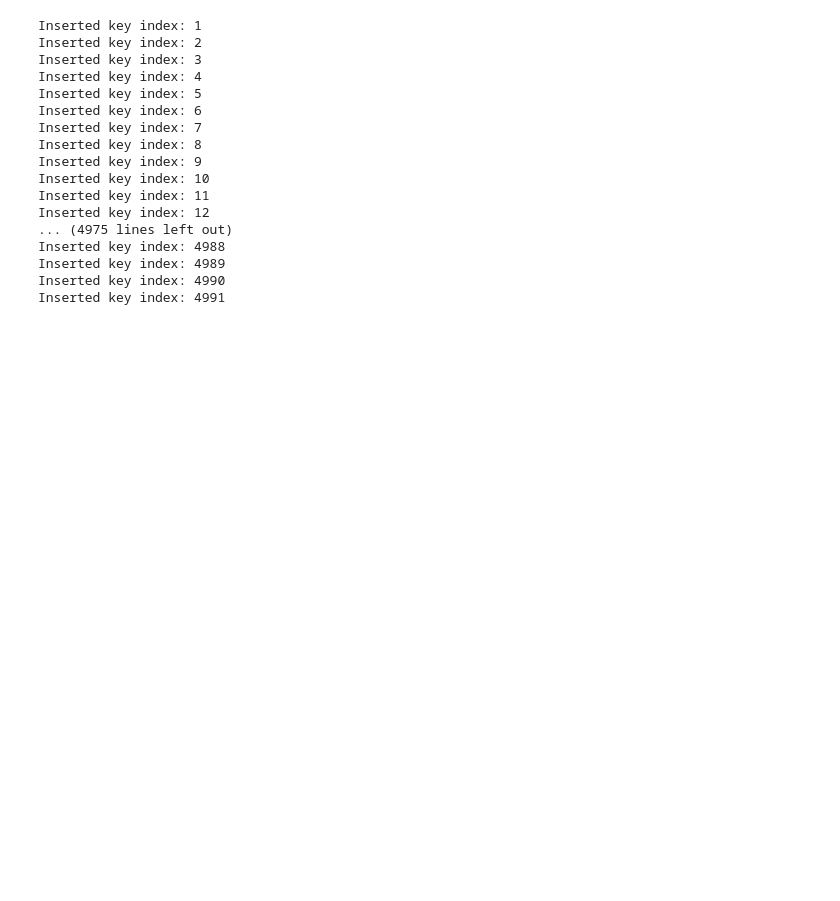
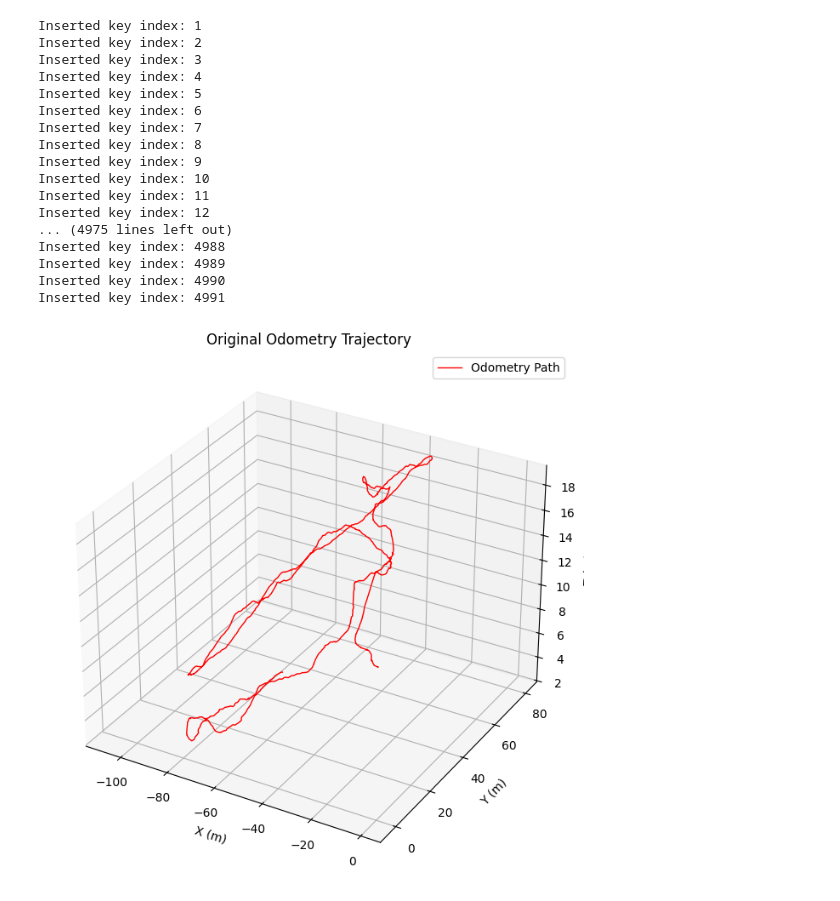
Before and after one commit to ppakr/graph_slam_nav, a Jupyter notebook: auv_graph_slam.ipynb, the cells around one changed output. Cells and saved outputs as stored; diff of their text form; code cells hidden in the pictures; blank space fills up the shorter version.

```diff
--- a/auv_graph_slam.ipynb
+++ b/auv_graph_slam.ipynb
@@ -210,4 +209,26 @@ Inserted key index: 4988
 Inserted key index: 4989
 Inserted key index: 4990
 Inserted key index: 4991
+# %%
+# plot original imu trajectory
+def plot_ori_odom():
+    xs, ys, zs = [], [], []
+    for i in range(len(imu['time'])):
+        xs.append(odom['x'][i])
+        ys.append(odom['y'][i])
+        zs.append(odom['z'][i])
+
+    fig = plt.figure(2, figsize=(10, 8))
+    ax = fig.add_subplot(111, projection='3d')
+    ax.plot(xs, ys, zs, '-r', linewidth=1, label="Odometry Path")
+    ax.set_xlabel('X (m)')
+    ax.set_ylabel('Y (m)')
+    ax.set_zlabel('Z (m)')
+    ax.set_title("Original Odometry Trajectory")
+    ax.legend()
+    plt.show()
+
+plot_ori_odom()
+# %% [output]
+[figure, added]
 # %%
```
Also changed, not shown: parts of 4 cells of this notebook, 1 other file.
